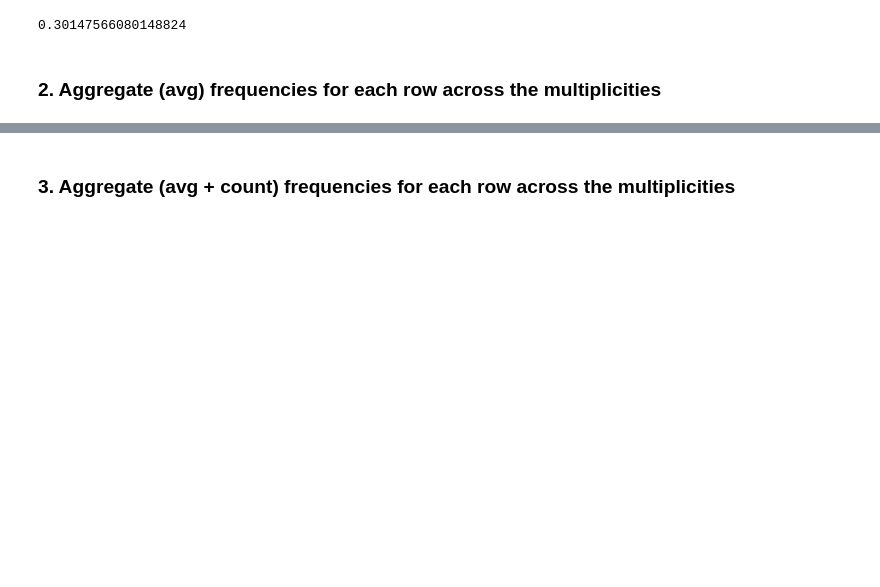
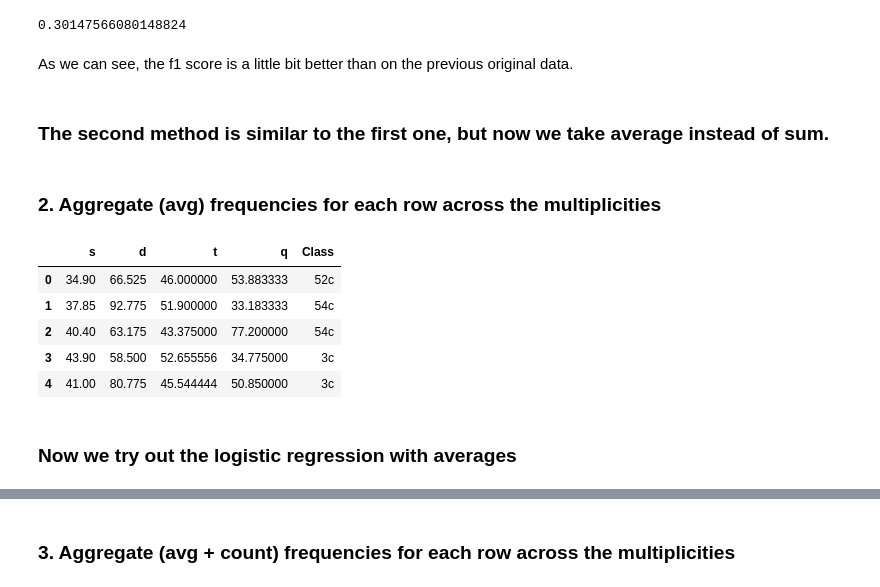
Before and after one commit to Darius888/TFART_Project, a Jupyter notebook: TFART_Project.ipynb, the cells around one changed output, grey strips where cells are left out. Cells and saved outputs as stored; diff of their text form; code cells hidden in the pictures; blank space fills up the shorter version.

```diff
--- a/TFART_Project.ipynb
+++ b/TFART_Project.ipynb
@@ -617,6 +619,10 @@ clf.predict_proba(test_X)
 f1_score(test_Y, predictions, average='macro')
 # %% [output]
 0.30147566080148824
+# %% [markdown]
+As we can see, the f1 score is a little bit better than on the previous original data.
+# %% [markdown]
+### The second method is similar to the first one, but now we take average instead of sum.
 # %% [markdown]
 ### 2. Aggregate (avg) frequencies for each row across the multiplicities
 # %%
@@ -659,0 +666,11 @@ for index, row in df.iterrows():
+# %%
+agg_df_2.head()
+# %% [output]
+|  | s | d | t | q | Class |
+| 0 | 34.90 | 66.525 | 46.000000 | 53.883333 | 52c |
+| 1 | 37.85 | 92.775 | 51.900000 | 33.183333 | 54c |
+| 2 | 40.40 | 63.175 | 43.375000 | 77.200000 | 54c |
+| 3 | 43.90 | 58.500 | 52.655556 | 34.775000 | 3c |
+| 4 | 41.00 | 80.775 | 45.544444 | 50.850000 | 3c |
+# %% [markdown]
+### Now we try out the logistic regression with averages
```
Also changed, not shown: parts of 47 cells of this notebook.
